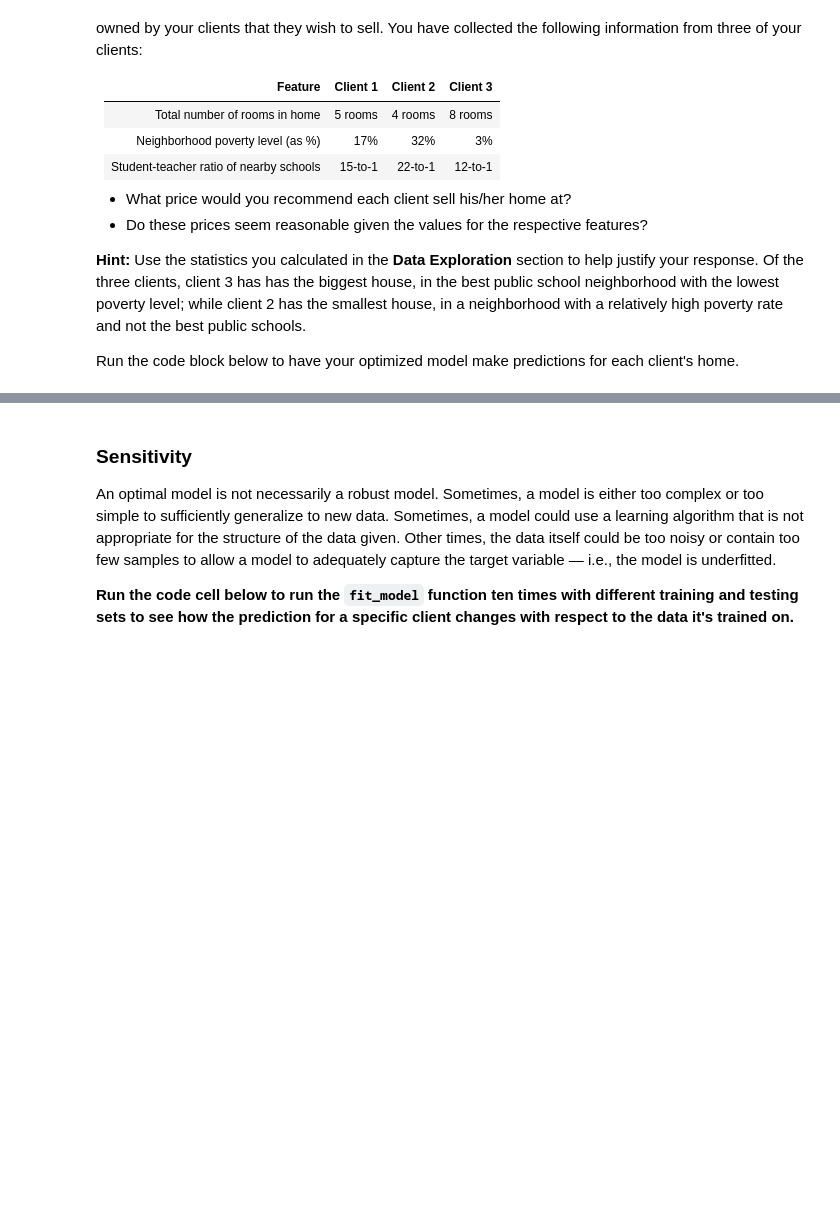
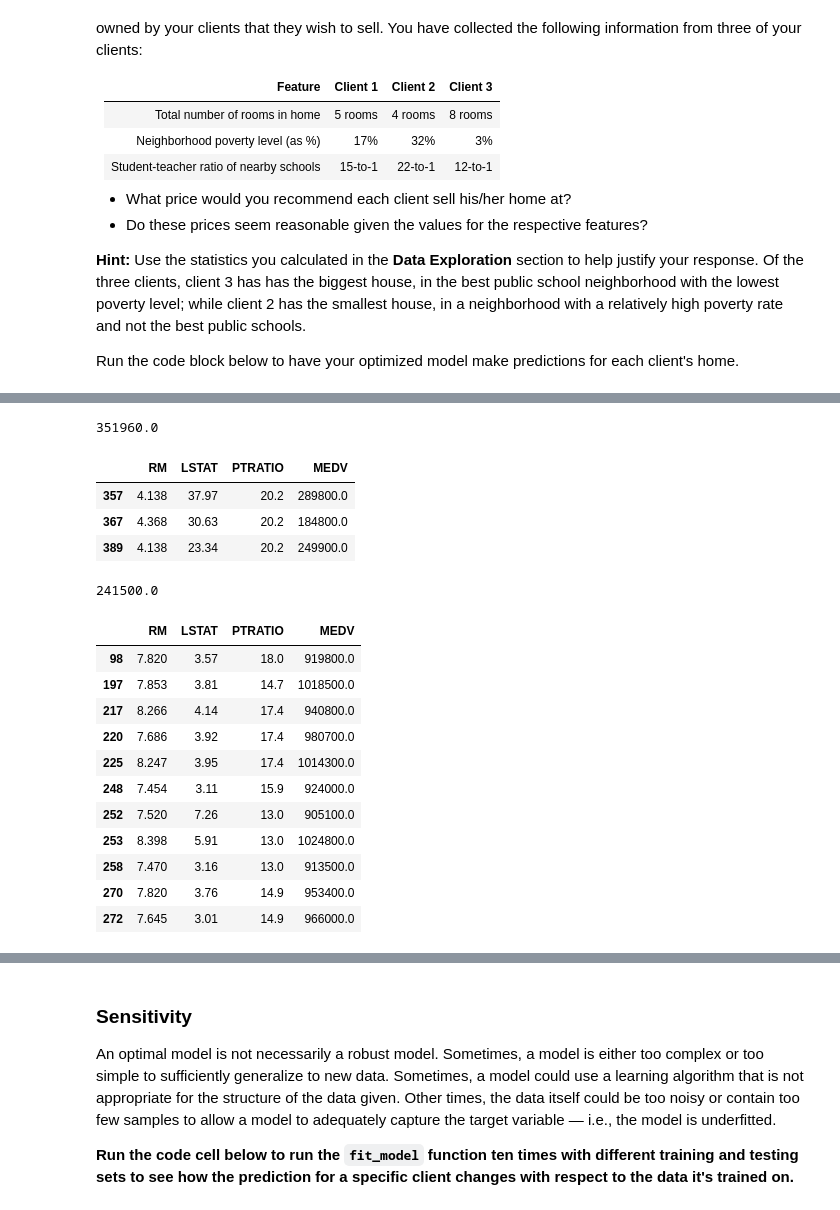
Before and after one commit to smirnovartem/boston_housing, a Jupyter notebook: boston_housing.ipynb, the cells around one changed output, grey strips where cells are left out. Saved outputs shown, nothing was run; the diff lists cells and outputs as text; code cells hidden in the pictures; blank space fills up the shorter version.

```diff
--- a/boston_housing.ipynb
+++ b/boston_housing.ipynb
@@ -366,0 +392,36 @@ for i, price in enumerate(reg.predict(client_data)):
+# %%
+cl1_similar['MEDV'].mean()
+# %% [output]
+351960.0
+# %%
+# Get homes similar to client 2's
+cl2_similar = data[(data['RM'] >4 ) & (data['RM'] < 4.5) &
+                     (data['LSTAT']>21) & (data['LSTAT'] < 43) &
+                     (data['PTRATIO'] > 15) & (data['PTRATIO']<30)]
+cl2_similar
+# %% [output]
+|  | RM | LSTAT | PTRATIO | MEDV |
+| 357 | 4.138 | 37.97 | 20.2 | 289800.0 |
+| 367 | 4.368 | 30.63 | 20.2 | 184800.0 |
+| 389 | 4.138 | 23.34 | 20.2 | 249900.0 |
+# %%
+# Get their mean price
+cl2_similar['MEDV'].mean()
+# %% [output]
+241500.0
+# %%
+# Get homes with prices close to client 3's home's predicted price
+data[data['MEDV']>900000]
+# %% [output]
+|  | RM | LSTAT | PTRATIO | MEDV |
+| 98 | 7.820 | 3.57 | 18.0 | 919800.0 |
+| 197 | 7.853 | 3.81 | 14.7 | 1018500.0 |
+| 217 | 8.266 | 4.14 | 17.4 | 940800.0 |
+| 220 | 7.686 | 3.92 | 17.4 | 980700.0 |
+| 225 | 8.247 | 3.95 | 17.4 | 1014300.0 |
+| 248 | 7.454 | 3.11 | 15.9 | 924000.0 |
+| 252 | 7.520 | 7.26 | 13.0 | 905100.0 |
+| 253 | 8.398 | 5.91 | 13.0 | 1024800.0 |
+| 258 | 7.470 | 3.16 | 13.0 | 913500.0 |
+| 270 | 7.820 | 3.76 | 14.9 | 953400.0 |
+| 272 | 7.645 | 3.01 | 14.9 | 966000.0 |
```
Also changed, not shown: parts of 18 cells of this notebook.
